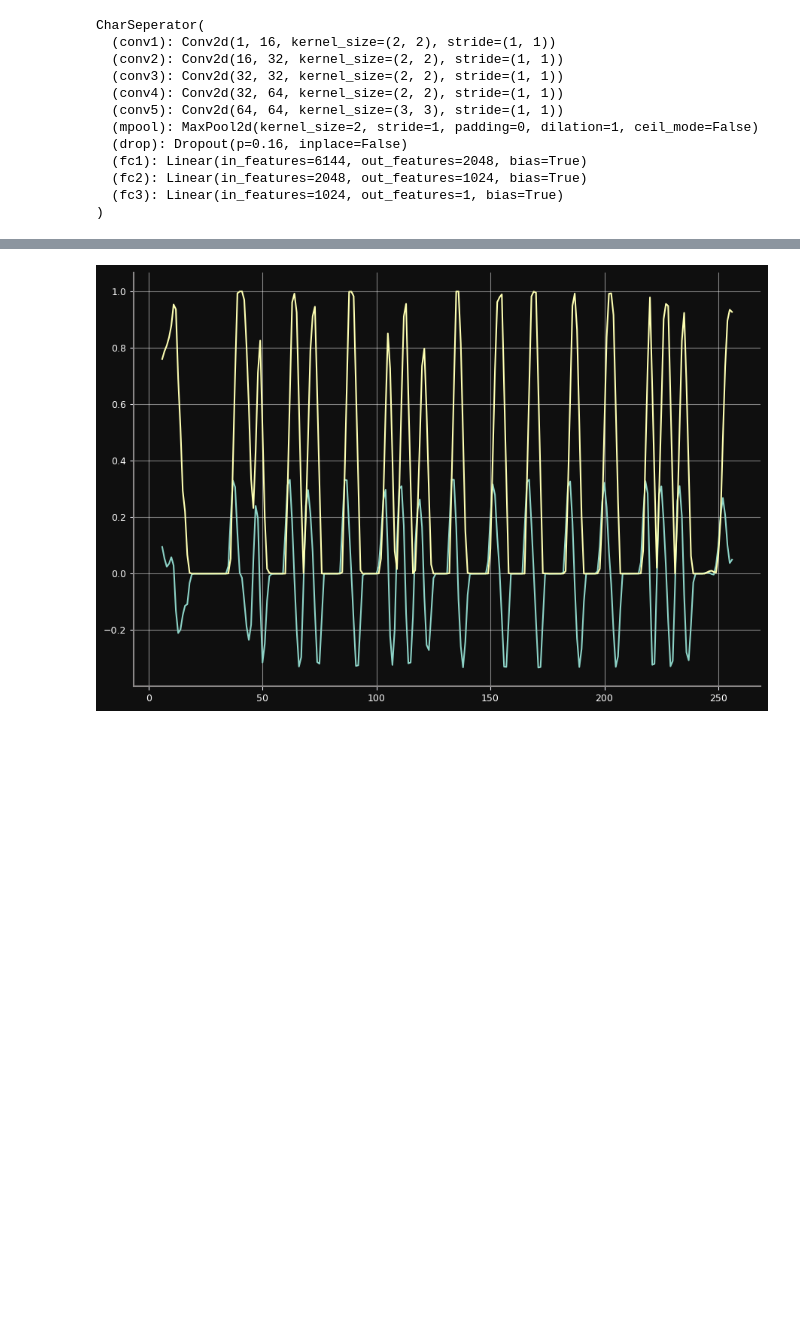
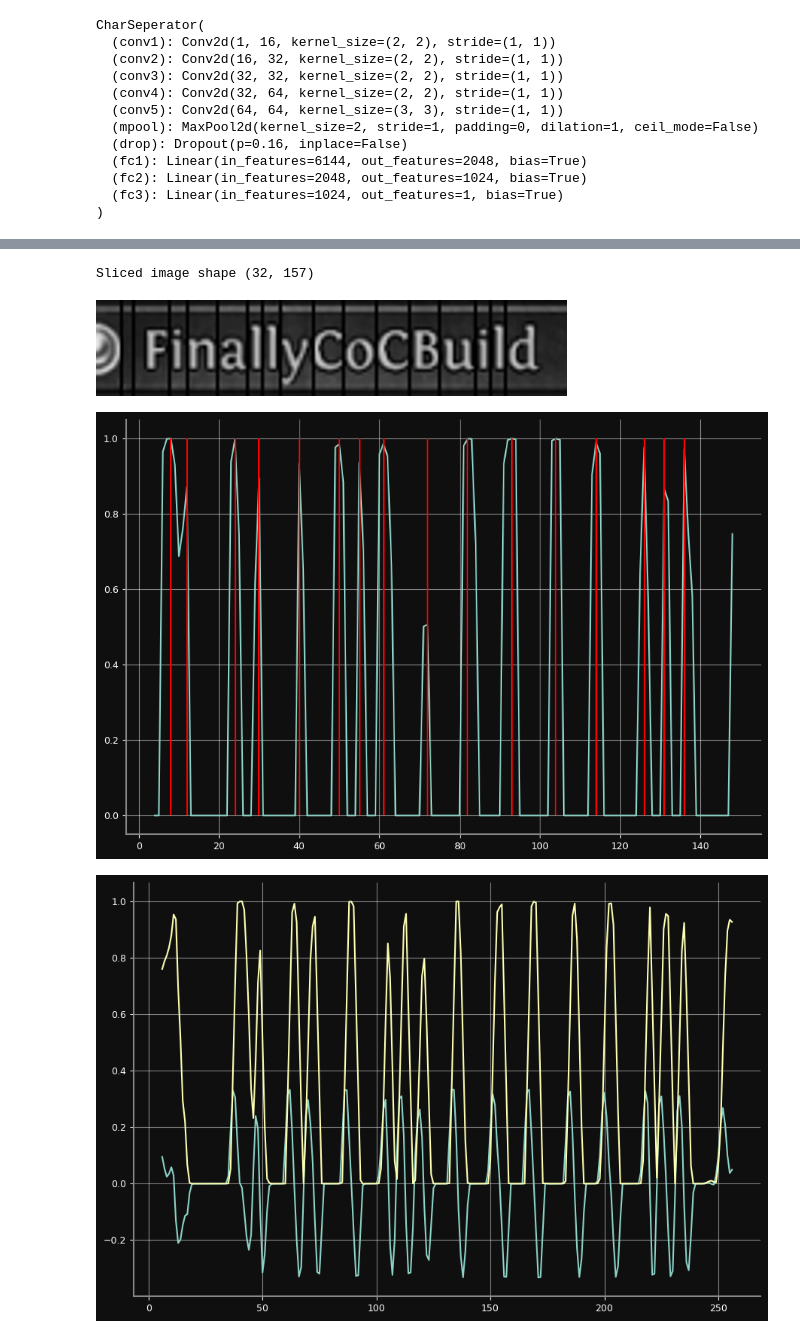
Before and after one commit to BoomboxAstronaut/OCR, a Jupyter notebook: segmentation.ipynb, the cells around one changed output, grey strips where cells are left out. Drawn from its saved outputs; the diff is of its cells as text; code cells hidden in the pictures; blank space fills up the shorter version.

```diff
--- a/segmentation.ipynb
+++ b/segmentation.ipynb
@@ -406,3 +308,21 @@ display(fcrits)
+# %%
+with Image.open("testimgs\\t27.png") as f:
+    iar = btk.grey_np(f)
+im = Image.fromarray(iar)
+
+crits, im, preds = sdetect(im, (32, 12))
+draw_sep(im, crits)
+display(im.resize((471, 96)))
+
+fig = plt.figure()
+ax = plt.axes()
+plt.plot(range(4, len(preds) + 4), preds)
+plt.vlines(crits, 0, 1, colors='r')
+plt.show()
+# %% [output]
+Sliced image shape (32, 157)
+[figure, added]
+[figure, added]
 # %%
 fig = plt.figure()
 ax = plt.axes()
```
Also changed, not shown: parts of 16 cells of this notebook, 21 other files.
